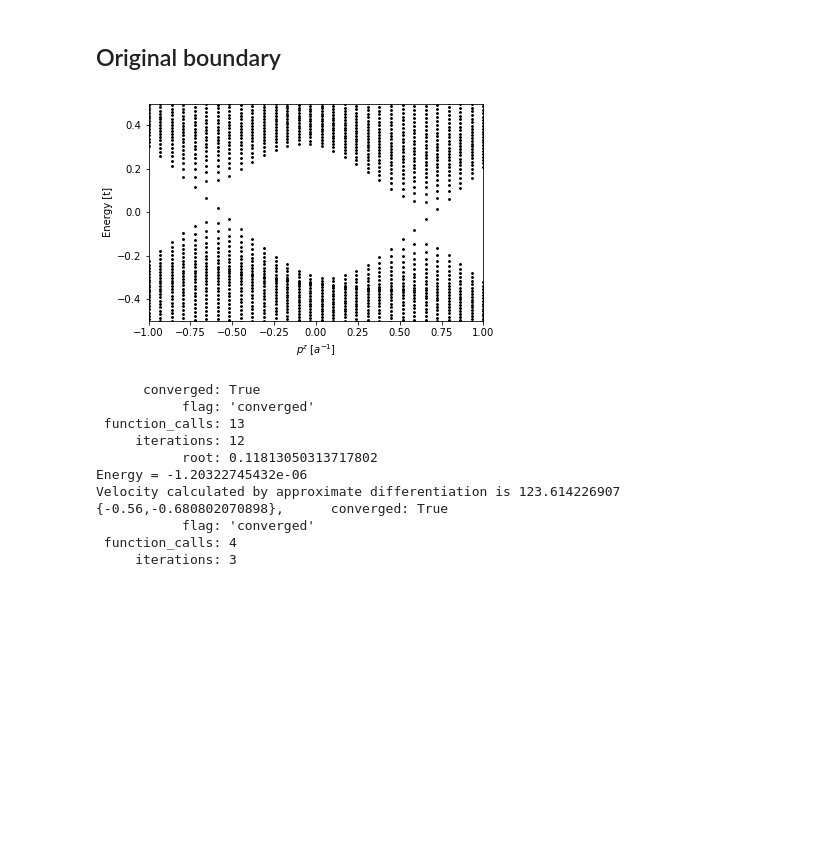
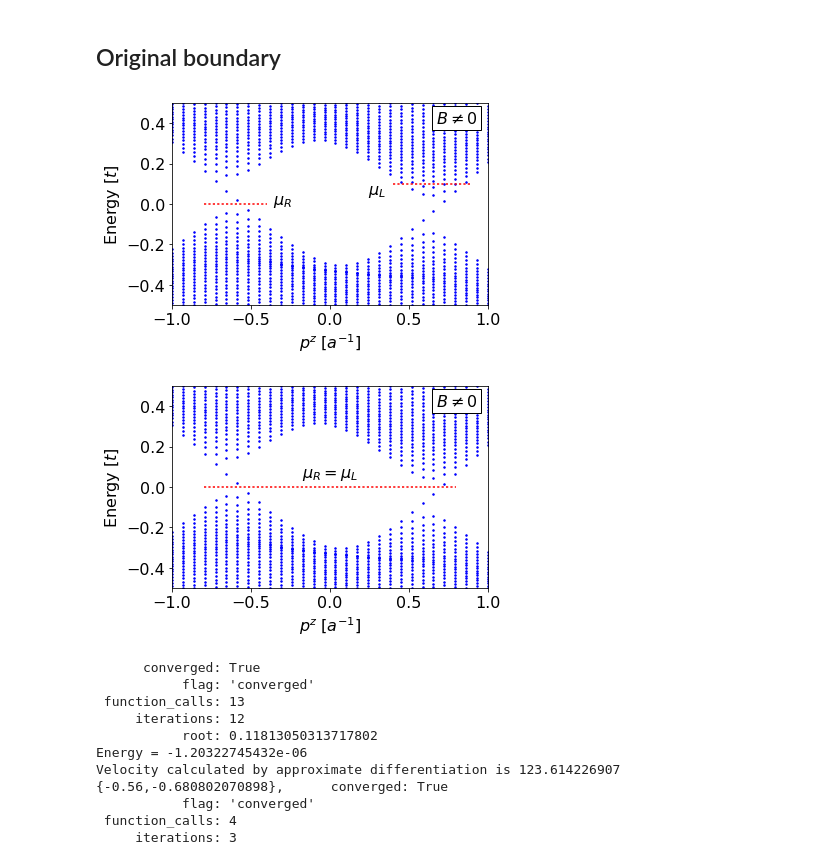
Before and after one commit to Artem-Ivashko/Vazifeh-Franz-magnetic-field, a Jupyter notebook: BBL-set-2.ipynb, the cells around one changed output. Saved outputs shown, nothing was run; the diff lists cells and outputs as text; code cells hidden in the pictures; blank space fills up the shorter version.

```diff
--- a/BBL-set-2.ipynb
+++ b/BBL-set-2.ipynb
@@ -454,19 +460,40 @@ del params, evals, evecs
 # %%
 fsys_300 = diagonalizer.FinalizedSystem_1D(300)
 params = copy(ParametersDefault)
 params.lBinv2 = 1. / 30.**2
 params.x_shift= (300 - 1.)/2.
 
 evals, evecs = pSweep_1D(fsys_300, params, pzMin, pzMax, pCount=pzCount, yORzSweep = 'pzSweep')
+
 plt = spectrum_plot_1D(evals,pzMin,pzMax,pzCount, ShowPlot = False)
-plt.xlabel('$p^z \; [a^{-1}]$')
+plt.xlabel(r'$p^z \; [a^{-1}]$')
+plt.ylabel(r'Energy $[t]$')
 plt.ylim(-0.5, 0.5)
-plt.savefig('images/WeylCones_BBLSet2_lB30.eps')
+plt.text(0.8, 0.4, r'$B \neq 0$', horizontalalignment='center', bbox=dict(facecolor='white', alpha=1.))
+plt.text(0.3, 0.05, r'$\mu_L$', horizontalalignment='center')
+plt.plot((0.4, 0.9), (0.1, 0.1), 'r:')
+plt.text(-0.3, 0., r'$\mu_R$', horizontalalignment='center')
+plt.plot((-0.8, -0.4), (0., 0.), 'r:')
+plt.tight_layout()
+plt.savefig('images/QL_BBLSet2_occupation_imbalance.eps')
 plt.show()
 
+plt = spectrum_plot_1D(evals,pzMin,pzMax,pzCount, ShowPlot = False)
+plt.xlabel(r'$p^z \; [a^{-1}]$')
+plt.ylabel(r'Energy $[t]$')
+plt.ylim(-0.5, 0.5)
+plt.text(0.8, 0.4, r'$B \neq 0$', horizontalalignment='center', bbox=dict(facecolor='white', alpha=1.))
+plt.text(0.0, 0.05, r'$\mu_R = \mu_L$', horizontalalignment='center')
+plt.plot((-0.8, 0.8), (0., 0.), 'r:')
+plt.tight_layout()
+plt.savefig('images/QL_BBLSet2_equilibrium.eps')
+plt.show()
+
+
 del fsys_300, params, evals, evecs
 # %% [output]
-[figure, old version]
+[figure, new version]
+[figure, added]
 # %%
 pzStart = -0.560
 pzEnd = 0.703
```
Also changed, not shown: parts of 2 cells of this notebook, 1 other file.
